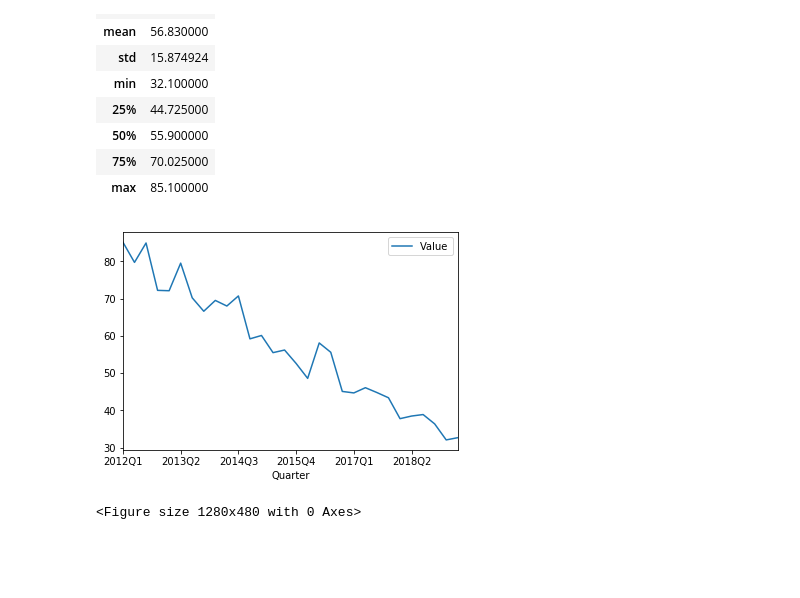
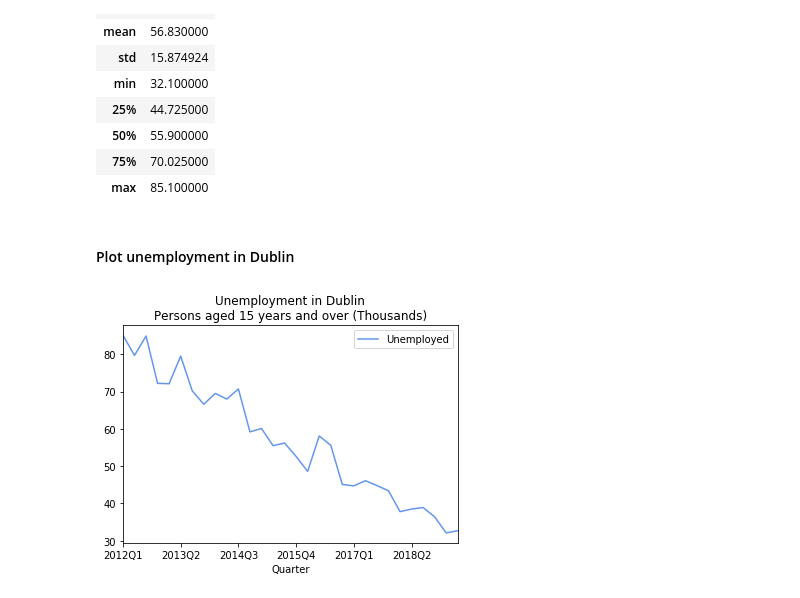
Before and after one commit to virtualarchitectures/CSO_Ireland_JSONStat4Py, a Jupyter notebook: CSO_Ireland_JSONStat4Py.ipynb, the cells around one changed output. Cells and saved outputs as stored; diff of their text form; code cells hidden in the pictures; blank space fills up the shorter version.

Commit message:
Added plots for visual comparison of data

```diff
--- a/CSO_Ireland_JSONStat4Py.ipynb
+++ b/CSO_Ireland_JSONStat4Py.ipynb
@@ -44,7 +44,7 @@ JsonstatCollection contains the following JsonStatDataSet:
 # %% [markdown]
 #### Select the first dataset in the collection and print its description
 # %%
-dataset = collection_1.dataset(0)
+dataset = collection.dataset(0)
 print(dataset)
 # %% [output]
 name:   'dataset'
@@ -116,8 +116,8 @@ df_dataset.head(10)
 # %% [markdown]
 In this case we'll select the subset of data for the number of unemployed people (thousands) in Dublin for all quarters available in the dataset. Quarter will be used as the index for the data frame. The region and statistic chose for the subset need to be specified by their index (idx).
 # %%
-df_dublin = dataset.to_data_frame(blocked_dims={'Region':'IE061', 'Statistic':'QLF08C02'})
-df_dublin
+df_dublin_unemployed = dataset.to_data_frame(blocked_dims={'Region':'IE061', 'Statistic':'QLF08C02'})
+df_dublin_unemployed
 # %% [output]
 |  | Region | Quarter | Statistic | Value |
 | 0 | Dublin | 2012Q1 | Unemployed Persons aged 15 years ... | 85.1 |
@@ -150,12 +150,15 @@ df_dublin.describe()
 | 50% | 55.900000 |
 | 75% | 70.025000 |
 | max | 85.100000 |
+# %% [markdown]
+#### Plot unemployment in Dublin
 # %%
 ax = plt.gca()
 
-df_dublin.plot(kind='line',x='Quarter',y='Value',ax=ax)
+df_dublin_unemployed.plot(kind='line',color='cornflowerblue',label ='Unemployed',x='Quarter',y='Value',ax=ax)
+
+plt.title("Unemployment in Dublin"  + "\n" + "Persons aged 15 years and over (Thousands)")
 
 plt.show()
 # %% [output]
-[figure, old version]
+[figure, new version]
-<Figure size 1280x480 with 0 Axes>
```
Also changed, not shown: parts of 8 cells of this notebook.
